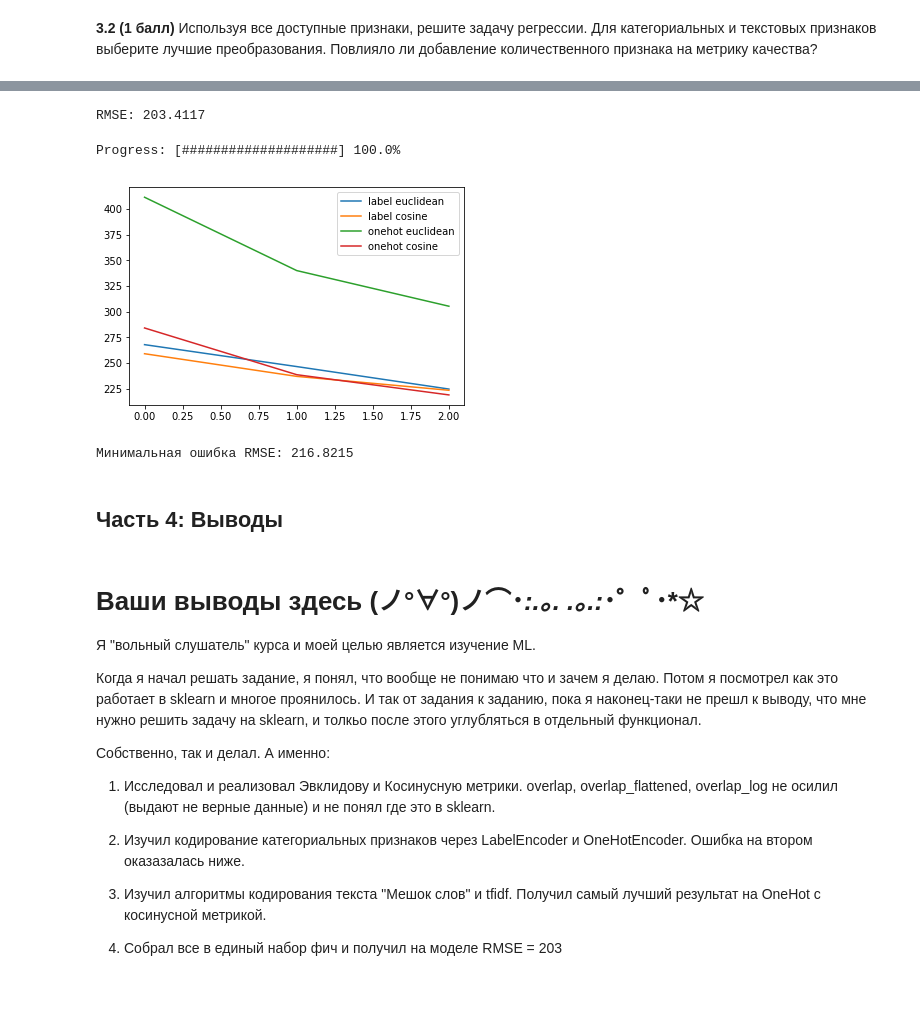
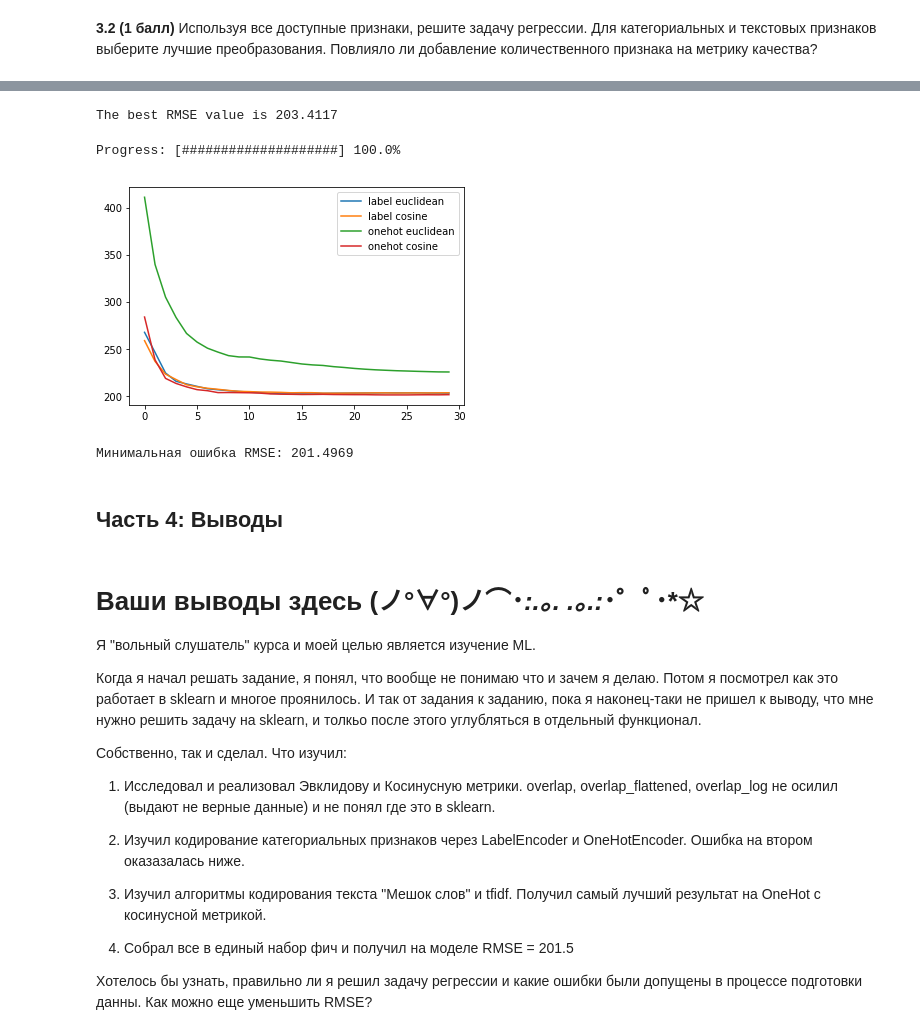
Before and after one commit to GHopperMSK/lmsu-homework, a Jupyter notebook: airbnb/homework-practice-02.ipynb, the cells around one changed output, grey strips where cells are left out. Saved outputs shown, nothing was run; the diff lists cells and outputs as text; code cells hidden in the pictures; blank space fills up the shorter version.

```diff
--- a/airbnb/homework-practice-02.ipynb
+++ b/airbnb/homework-practice-02.ipynb
@@ -407,7 +407,7 @@ y_test2 = y_test[0:1000].to_numpy()[:,0]
 Какая функция расстояния оказалась лучшей? Почему?
 # %%
 # Ваш код здесь
-k_max = 30
+k_max = 40
 metrics_array = ['overlap', 'flattened_overlap', 'log_overlap']
 
 res_matrix_length = k_max * len(metrics_array)
@@ -728,7 +717,7 @@ vectorizer_test = vectorizer.transform(X_test1)
 X_train_tfidf = tfidf_transformer.fit_transform(vectorizer_train)
 X_test_tfidf = tfidf_transformer.transform(vectorizer_test)
 
-k_max = 100
+k_max = 40
 metrics_array = ['euclidean', 'cosine']
 res_matrix_length = k_max * len(metrics_array) * 2
 res = np.zeros(res_matrix_length).reshape(k_max, len(metrics_array) * 2)
@@ -884,46 +873,47 @@ knnr = KNeighborsRegressor(n_neighbors = 29, metric = 'euclidean', weights = 'di
 knnr.fit(vectorizer_train_onehot, y_train)
 pred = knnr.predict(vectorizer_test_onehot)
 rmse = np.sqrt(mean_squared_error(y_test, pred))
-print("RMSE: %.4f" % rmse)
+print("The best RMSE value is %.4f" % rmse)
 # %% [output]
-RMSE: 203.4117
+The best RMSE value is 203.4117
 # %%
 # Ваш код здесь
+# Просто посмотрим как изменяется качество от k
 
-k_max = 3
+k_max = 30
 cur_bar_position = 0
 res_matrix_length = k_max * len(metrics_array) * 2
 metrics_array = ['euclidean', 'cosine']
 res = np.zeros(res_matrix_length).reshape(k_max, len(metrics_array) * 2)
 process_bar_length = res_matrix_length
 cur_bar_position = 0
 update_progress(cur_bar_position / res_matrix_length)
 for t in range(len(['label', 'onehot'])):
     for m in range(len(metrics_array)):
         for k in range(0, k_max):
             knnr = KNeighborsRegressor(n_neighbors = k + 1, metric = metrics_array[m], weights = 'distance')
 
             if (t):
                 knnr.fit(vectorizer_train, y_train)
                 pred = knnr.predict(vectorizer_test)
             else:
                 knnr.fit(vectorizer_train_onehot, y_train)
                 pred = knnr.predict(vectorizer_test_onehot)
 
             res[k][(t * len(metrics_array)) + m] = np.sqrt(mean_squared_error(y_test, pred))
             cur_bar_position = cur_bar_position + 1
             update_progress(cur_bar_position / res_matrix_length)
 
 plt.plot(res)
 plt.legend(['label euclidean', 'label cosine', 'onehot euclidean', 'onehot cosine'], loc='upper right')
 plt.show()
 # %% [output]
 Progress: [####################] 100.0%
-[figure, old version]
+[figure, new version]
 # %%
 print("Минимальная ошибка RMSE: %.4f" % np.min(res))
 # %% [output]
-Минимальная ошибка RMSE: 216.8215
+Минимальная ошибка RMSE: 201.4969
 # %% [markdown]
 ## Часть 4: Выводы
 # %% [markdown]
@@ -931,9 +921,9 @@ print("Минимальная ошибка RMSE: %.4f" % np.min(res))
 
 Я "вольный слушатель" курса и моей целью является изучение ML.
 
-Когда я начал решать задание, я понял, что вообще не понимаю что и зачем я делаю. Потом я посмотрел как это работает в sklearn и многое проянилось. И так от задания к заданию, пока я наконец-таки не прешл к выводу, что мне нужно решить задачу на sklearn, и толкьо после этого углубляться в отдельный функционал.
+Когда я начал решать задание, я понял, что вообще не понимаю что и зачем я делаю. Потом я посмотрел как это работает в sklearn и многое проянилось. И так от задания к заданию, пока я наконец-таки не пришел к выводу, что мне нужно решить задачу на sklearn, и толкьо после этого углубляться в отдельный функционал.
 
-Собственно, так и делал. А именно:
+Собственно, так и сделал. Что изучил:
 
 1. Исследовал и реализовал Эвклидову и Косинусную метрики. overlap, overlap_flattened, overlap_log не осилил (выдают не верные данные) и не понял где это в sklearn.
 
@@ -941,4 +931,6 @@ print("Минимальная ошибка RMSE: %.4f" % np.min(res))
 
 3. Изучил алгоритмы кодирования текста "Мешок слов" и tfidf. Получил самый лучший результат на OneHot с косинусной метрикой.
 
-4. Собрал все в единый набор фич и получил на моделе RMSE = 203
+4. Собрал все в единый набор фич и получил на моделе RMSE = 201.5
+
+Хотелось бы узнать, правильно ли я решил задачу регрессии и какие ошибки были допущены в процессе подготовки данны. Как можно еще уменьшить RMSE?
```
Also changed, not shown: parts of 7 cells of this notebook.
